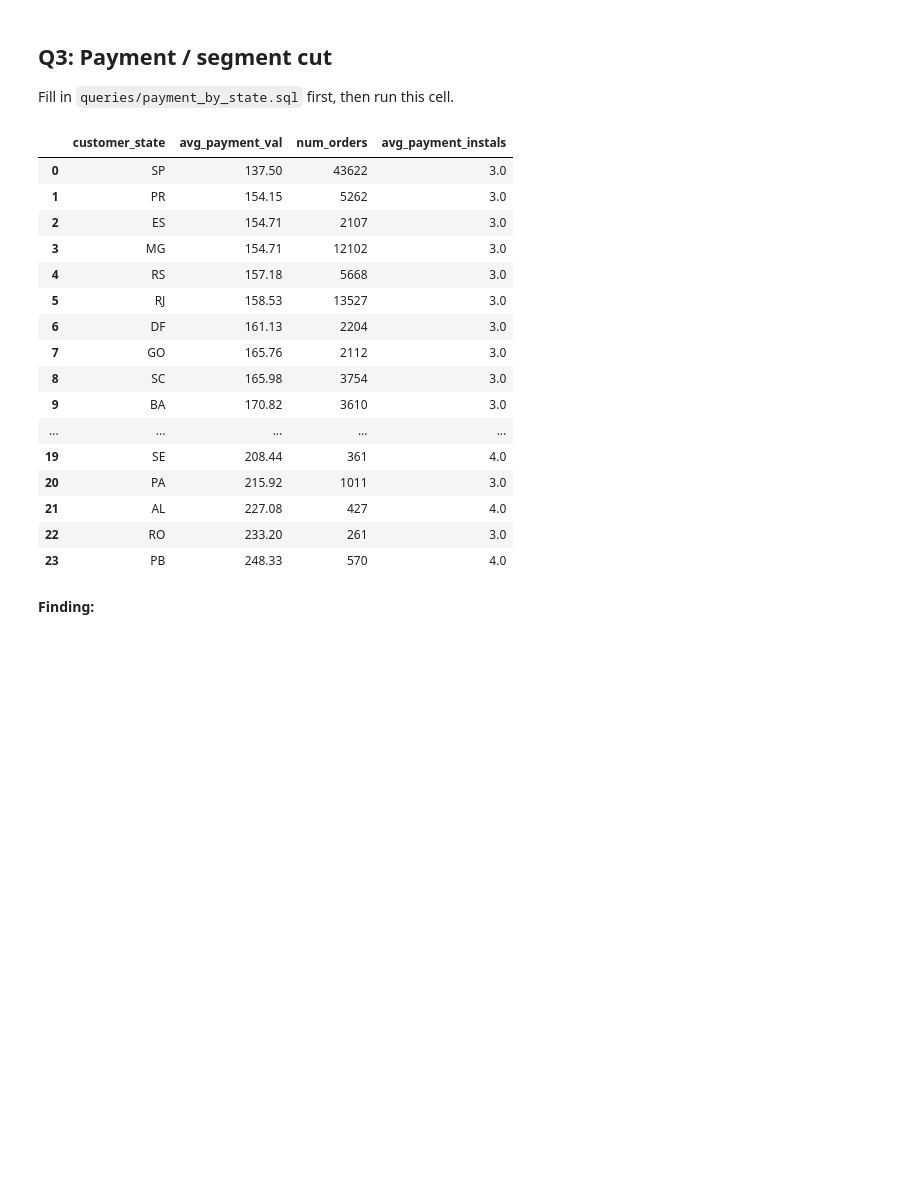
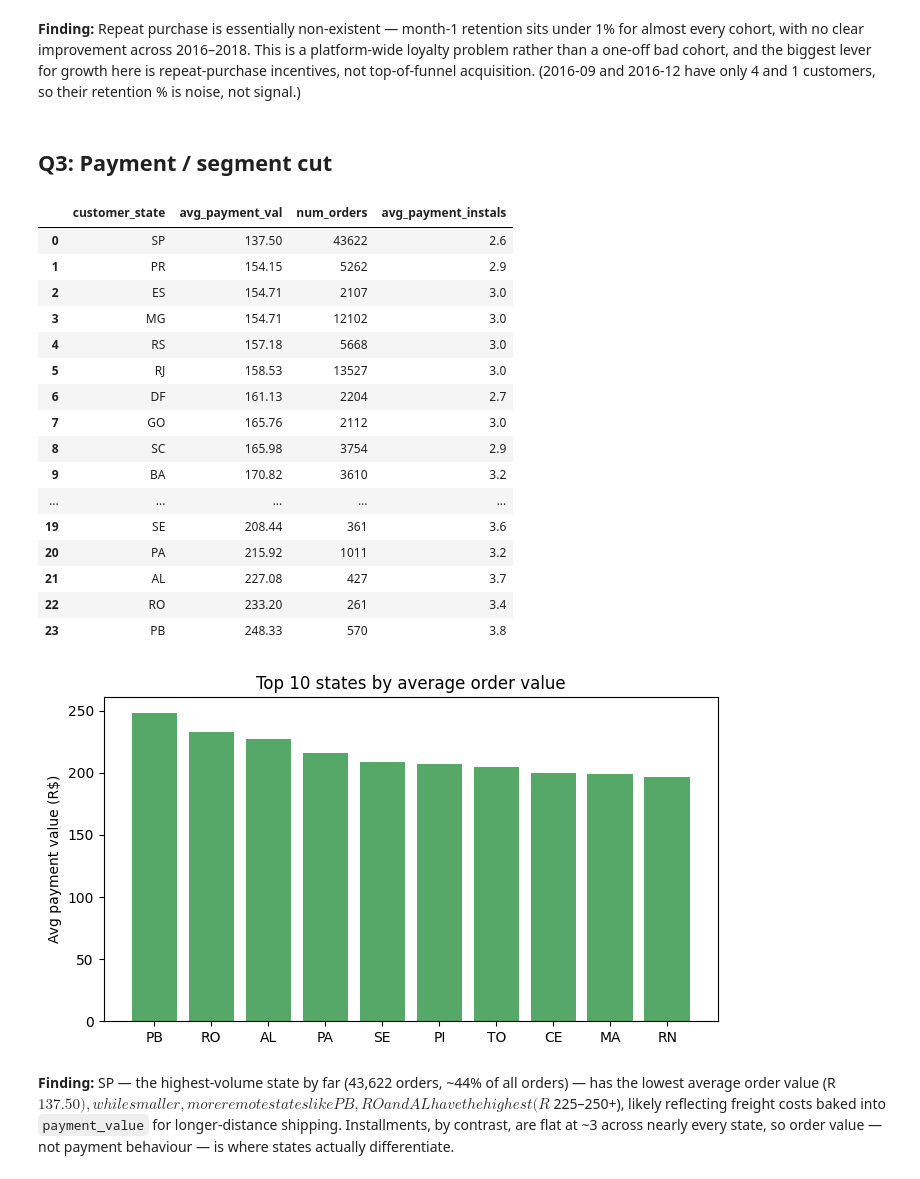
Before and after one commit to ASdata1/Ecommerce-growth-diagnostics, a Jupyter notebook: revolut-growth-analytics/notebooks/analysis.ipynb, the cells around one changed output. Cells and saved outputs as stored; diff of their text form; code cells hidden in the pictures; blank space fills up the shorter version.

```diff
--- a/revolut-growth-analytics/notebooks/analysis.ipynb
+++ b/revolut-growth-analytics/notebooks/analysis.ipynb
@@ -77,29 +112,46 @@ cohort_retention
+# %% [markdown]
+**Finding:** Repeat purchase is essentially non-existent — month-1 retention sits under 1% for
+almost every cohort, with no clear improvement across 2016–2018. This is a platform-wide loyalty
+problem rather than a one-off bad cohort, and the biggest lever for growth here is repeat-purchase
+incentives, not top-of-funnel acquisition. (2016-09 and 2016-12 have only 4 and 1 customers, so
+their retention % is noise, not signal.)
 # %% [markdown]
 ## Q3: Payment / segment cut
-Fill in `queries/payment_by_state.sql` first, then run this cell.
-# %%
-
-payment = run(r"C:\Users\04ama\OneDrive\job-hunt\portfolio-projects\revolut-growth-analytics\queries\payment_by_state.sql")
-payment
-
-# TODO create a bar chart of the top 10 states avg payment value
-# %% [output]
-|  | customer_state | avg_payment_val | num_orders | avg_payment_instals |
-| 0 | SP | 137.50 | 43622 | 3.0 |
-| 1 | PR | 154.15 | 5262 | 3.0 |
-| 2 | ES | 154.71 | 2107 | 3.0 |
-| 3 | MG | 154.71 | 12102 | 3.0 |
-| 4 | RS | 157.18 | 5668 | 3.0 |
-| 5 | RJ | 158.53 | 13527 | 3.0 |
-| 6 | DF | 161.13 | 2204 | 3.0 |
-| 7 | GO | 165.76 | 2112 | 3.0 |
-| 8 | SC | 165.98 | 3754 | 3.0 |
-| 9 | BA | 170.82 | 3610 | 3.0 |
-| ... | ... | ... | ... | ... |
-| 19 | SE | 208.44 | 361 | 4.0 |
-| 20 | PA | 215.92 | 1011 | 3.0 |
-| 21 | AL | 227.08 | 427 | 4.0 |
-| 22 | RO | 233.20 | 261 | 3.0 |
-| 23 | PB | 248.33 | 570 | 4.0 |
-# %% [markdown]
-**Finding:**
+# %%
+payment = run('../queries/payment_by_state.sql')
+display(payment)
+
+# bar chart of the top 10 states by avg payment value
+top10 = payment.sort_values('avg_payment_val', ascending=False).head(10)
+
+fig, ax = plt.subplots(figsize=(7, 4))
+ax.bar(top10['customer_state'], top10['avg_payment_val'], color='#55A868')
+ax.set_ylabel('Avg payment value (R$)')
+ax.set_title('Top 10 states by average order value')
+plt.tight_layout()
+plt.show()
+# %% [output]
+|  | customer_state | avg_payment_val | num_orders | avg_payment_instals |
+| 0 | SP | 137.50 | 43622 | 2.6 |
+| 1 | PR | 154.15 | 5262 | 2.9 |
+| 2 | ES | 154.71 | 2107 | 3.0 |
+| 3 | MG | 154.71 | 12102 | 3.0 |
+| 4 | RS | 157.18 | 5668 | 3.0 |
+| 5 | RJ | 158.53 | 13527 | 3.0 |
+| 6 | DF | 161.13 | 2204 | 2.7 |
+| 7 | GO | 165.76 | 2112 | 3.0 |
+| 8 | SC | 165.98 | 3754 | 2.9 |
+| 9 | BA | 170.82 | 3610 | 3.2 |
+| ... | ... | ... | ... | ... |
+| 19 | SE | 208.44 | 361 | 3.6 |
+| 20 | PA | 215.92 | 1011 | 3.2 |
+| 21 | AL | 227.08 | 427 | 3.7 |
+| 22 | RO | 233.20 | 261 | 3.4 |
+| 23 | PB | 248.33 | 570 | 3.8 |
+[figure, added]
+# %% [markdown]
+**Finding:** SP — the highest-volume state by far (43,622 orders, ~44% of all orders) — has the
+lowest average order value (R$137.50), while smaller, more remote states like PB, RO and AL have
+the highest (R$225–250+), likely reflecting freight costs baked into `payment_value` for
+longer-distance shipping. Installments, by contrast, are flat at ~3 across nearly every state, so
+order value — not payment behaviour — is where states actually differentiate.
```
Also changed, not shown: parts of 18 cells of this notebook, 3 other files.
